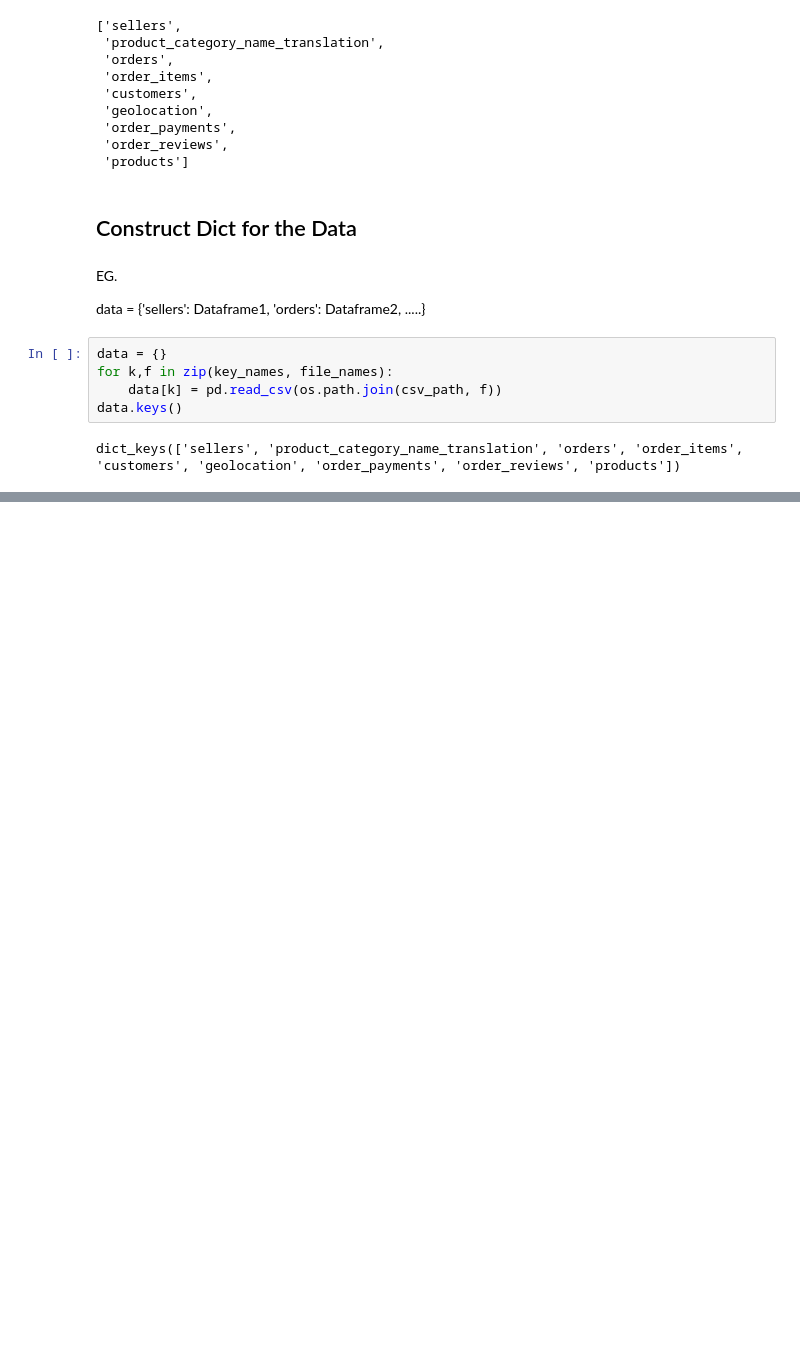
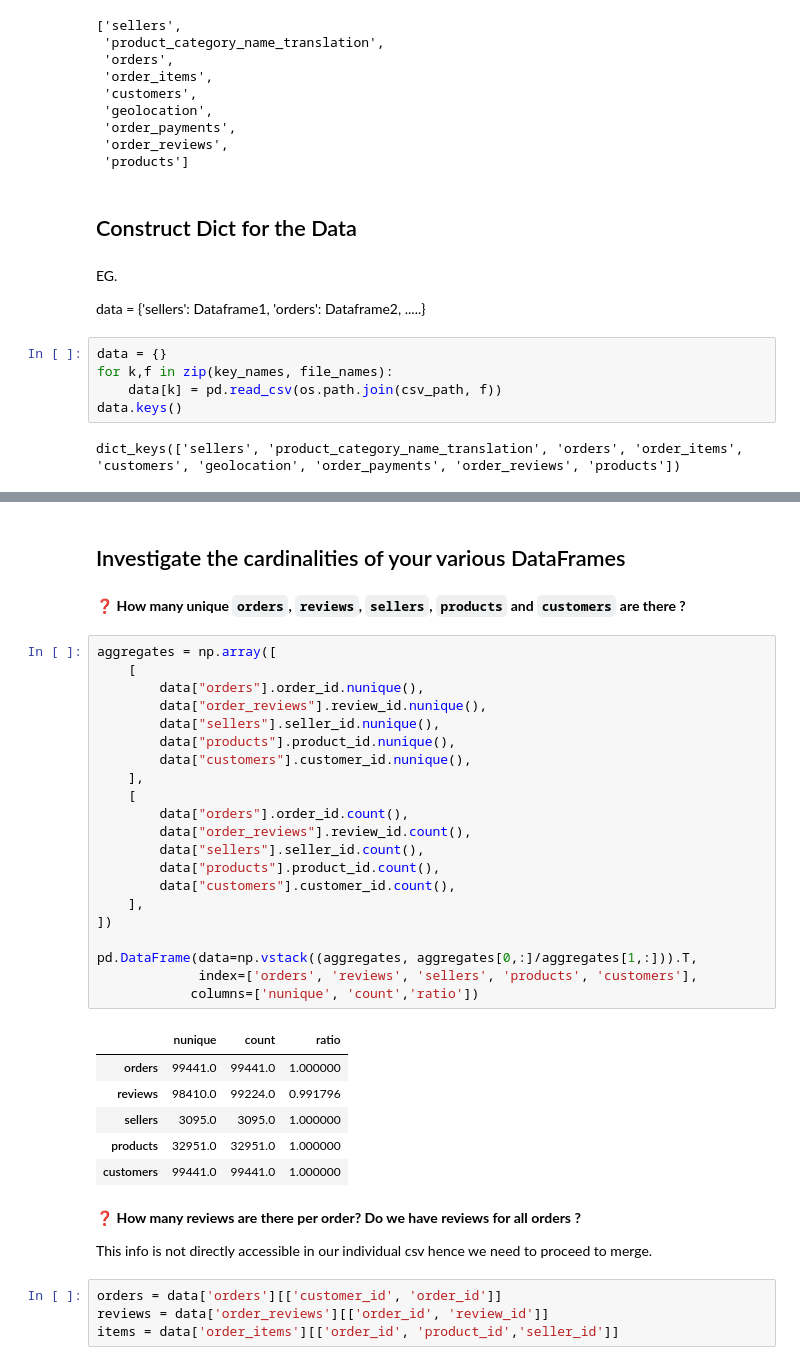
Before and after one commit to TshepoKubeka/O-list-Project, a Jupyter notebook: notebooks/Untitled.ipynb, the cells around one changed output, grey strips where cells are left out. Cells and saved outputs as stored; diff of their text form; blank space fills up the shorter version.

```diff
--- a/notebooks/Untitled.ipynb
+++ b/notebooks/Untitled.ipynb
@@ -99,0 +131,40 @@ os.getcwd()
+# %% [markdown]
+##  Investigate the cardinalities of your various DataFrames
+# %% [markdown]
+❓ **How many unique `orders`, `reviews`, `sellers`, `products` and `customers` are there ?**
+# %%
+aggregates = np.array([
+    [
+        data["orders"].order_id.nunique(),
+        data["order_reviews"].review_id.nunique(),
+        data["sellers"].seller_id.nunique(),
+        data["products"].product_id.nunique(),
+        data["customers"].customer_id.nunique(),
+    ],
+    [
+        data["orders"].order_id.count(),
+        data["order_reviews"].review_id.count(),
+        data["sellers"].seller_id.count(),
+        data["products"].product_id.count(),
+        data["customers"].customer_id.count(),
+    ],
+])
+
+pd.DataFrame(data=np.vstack((aggregates, aggregates[0,:]/aggregates[1,:])).T,
+             index=['orders', 'reviews', 'sellers', 'products', 'customers'],
+            columns=['nunique', 'count','ratio'])
+# %% [output]
+|  | nunique | count | ratio |
+| orders | 99441.0 | 99441.0 | 1.000000 |
+| reviews | 98410.0 | 99224.0 | 0.991796 |
+| sellers | 3095.0 | 3095.0 | 1.000000 |
+| products | 32951.0 | 32951.0 | 1.000000 |
+| customers | 99441.0 | 99441.0 | 1.000000 |
+# %% [markdown]
+❓ **How many reviews are there per order? Do we have reviews for all orders ?**
+
+This info is not directly accessible in our individual csv hence we need to proceed to merge.
+# %%
+orders = data['orders'][['customer_id', 'order_id']]
+reviews = data['order_reviews'][['order_id', 'review_id']]
+items = data['order_items'][['order_id', 'product_id','seller_id']]
```
Also changed, not shown: parts of 20 cells of this notebook.
